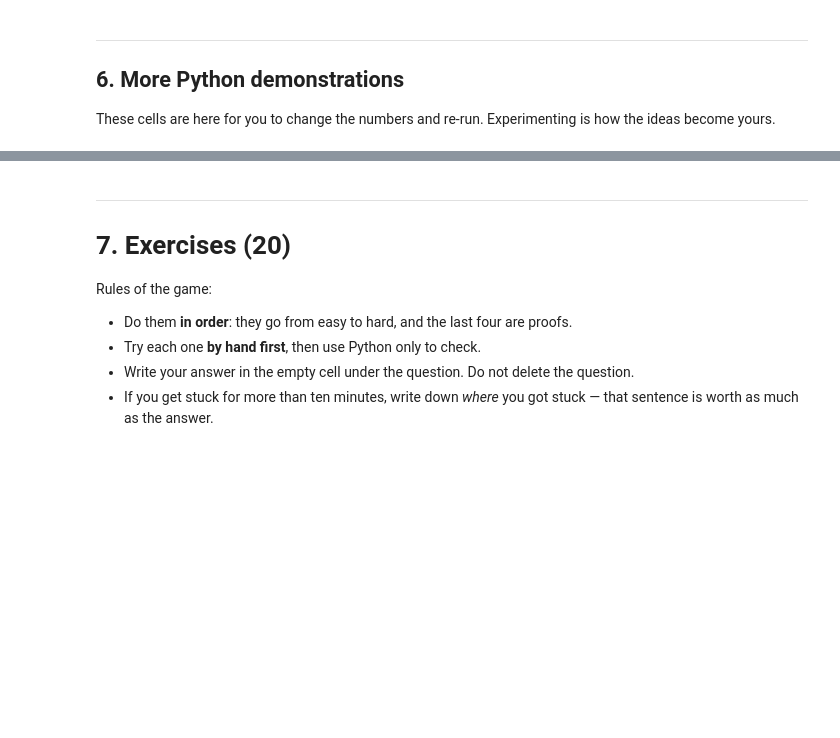
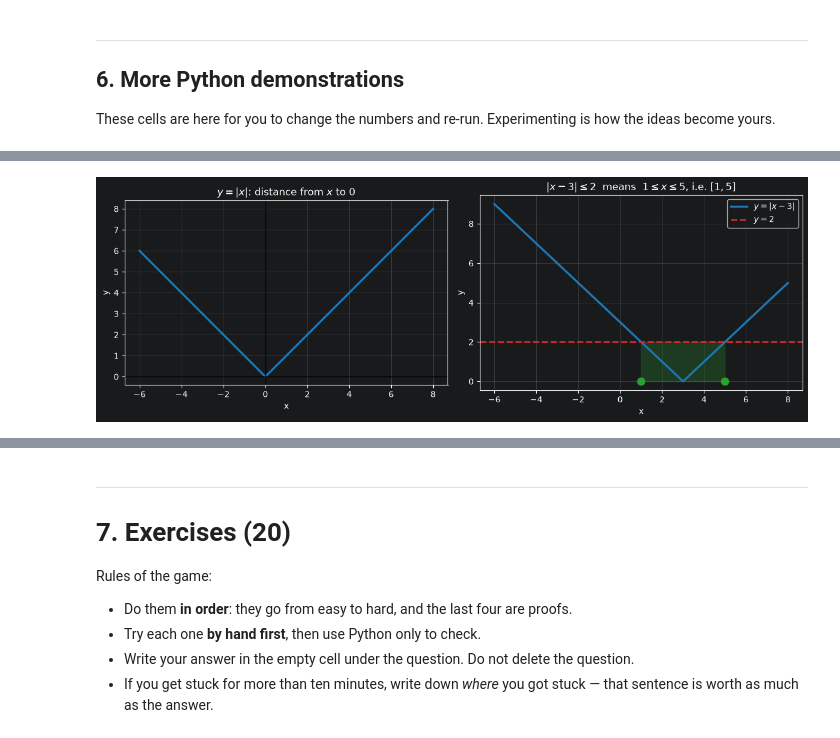
Before and after one commit to HTPLearningHub/math, a Jupyter notebook: notebooks/01-real-numbers.ipynb, the cells around one changed output, grey strips where cells are left out. Drawn from its saved outputs; the diff is of its cells as text; code cells hidden in the pictures; blank space fills up the shorter version.

```diff
--- a/notebooks/01-real-numbers.ipynb
+++ b/notebooks/01-real-numbers.ipynb
@@ -1005,36 +1075,40 @@ print("Reason: a terminating decimal is N/10^k, and 10^k = 2^k * 5^k.")
 # %%
 # --- absolute value as a picture: the graph of y = |x|, and the meaning of |x-3| <= 2 ---
 
 import numpy as np
 import matplotlib.pyplot as plt
 
-x = np.linspace(-6, 8, 801)               # 801 sample points from -6 to 8
+x = np.linspace(-6, 8, 801)  # 801 sample points from -6 to 8
 
-fig, (ax1, ax2) = plt.subplots(1, 2, figsize=(12, 4.2))   # 1 row, 2 drawings side by side
+fig, (ax1, ax2) = plt.subplots(1, 2, figsize=(12, 4.2))  # 1 row, 2 drawings side by side
 
 # left drawing: the V-shaped graph of the absolute value
 ax1.plot(x, np.abs(x), color="#1f77b4", lw=2.5)
-ax1.axhline(0, color="black", lw=1)       # the x-axis
-ax1.axvline(0, color="black", lw=1)       # the y-axis
+ax1.axhline(0, color="black", lw=1)  # the x-axis
+ax1.axvline(0, color="black", lw=1)  # the y-axis
 ax1.set_title(r"$y=|x|$: distance from $x$ to $0$", fontsize=12)
-ax1.set_xlabel("x"); ax1.set_ylabel("y")
-ax1.set_aspect("equal")                   # equal scales, so the V really looks like a 90-degree V
+ax1.set_xlabel("x");
+ax1.set_ylabel("y")
+ax1.set_aspect("equal")  # equal scales, so the V really looks like a 90-degree V
 ax1.grid(alpha=0.3)
 
 # right drawing: which x satisfy |x-3| <= 2 ?
 y = np.abs(x - 3)
-ax2.plot(x, y, color="#1f77b4", lw=2.5, label=r"$y=|x-3|$")   # note: matplotlib writes "<=" as \leq
-ax2.axhline(2, color="#d62728", lw=2, ls="--", label=r"$y=2$")     # ls="--" = dashed line
-sel = y <= 2                              # a True/False array: which x satisfy the inequality
-ax2.fill_between(x[sel], 0, 2, color="#2ca02c", alpha=0.25)        # shade the solution region
-ax2.plot([1, 5], [0, 0], "o", color="#2ca02c", markersize=9)       # the two endpoints 1 and 5
+ax2.plot(x, y, color="#1f77b4", lw=2.5, label=r"$y=|x-3|$")  # note: matplotlib writes "<=" as \leq
+ax2.axhline(2, color="#d62728", lw=2, ls="--", label=r"$y=2$")  # ls="--" = dashed line
+sel = y <= 2  # a True/False array: which x satisfy the inequality
+ax2.fill_between(x[sel], 0, 2, color="#2ca02c", alpha=0.25)  # shade the solution region
+ax2.plot([1, 5], [0, 0], "o", color="#2ca02c", markersize=9)  # the two endpoints 1 and 5
 ax2.set_title(r"$|x-3|\leq 2$  means  $1\leq x\leq 5$, i.e. $[1,5]$", fontsize=12)
-ax2.set_xlabel("x"); ax2.set_ylabel("y")
+ax2.set_xlabel("x");
+ax2.set_ylabel("y")
 ax2.legend()
 ax2.grid(alpha=0.3)
 
-plt.tight_layout()                        # tight_layout = tidy the spacing so labels do not overlap
+plt.tight_layout()  # tight_layout = tidy the spacing so labels do not overlap
 plt.show()
+# %% [output]
+[figure, added]
 # %%
 # --- a last look: the digits of sqrt(2) and of 1/7, side by side ---
 # One of them settles into a pattern. The other never does.
```
Also changed, not shown: parts of 12 cells of this notebook.
